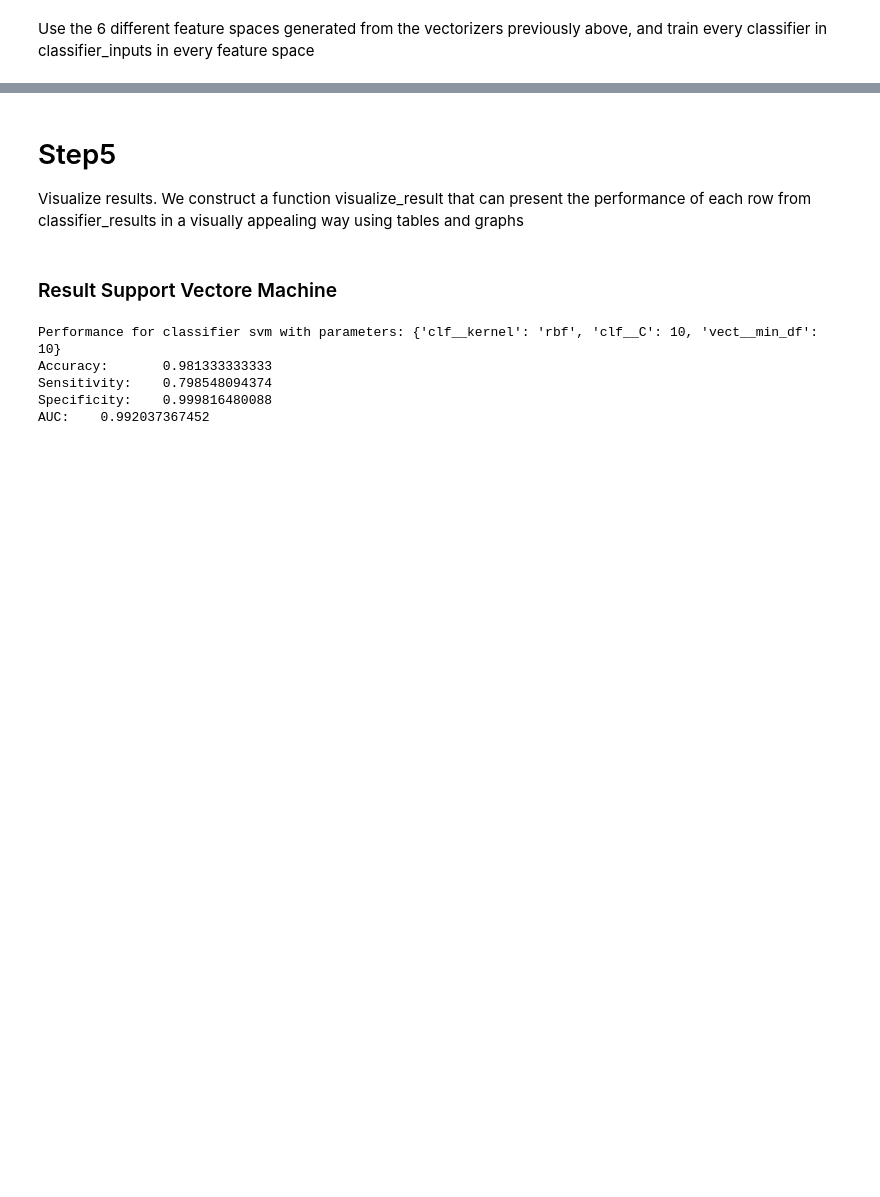
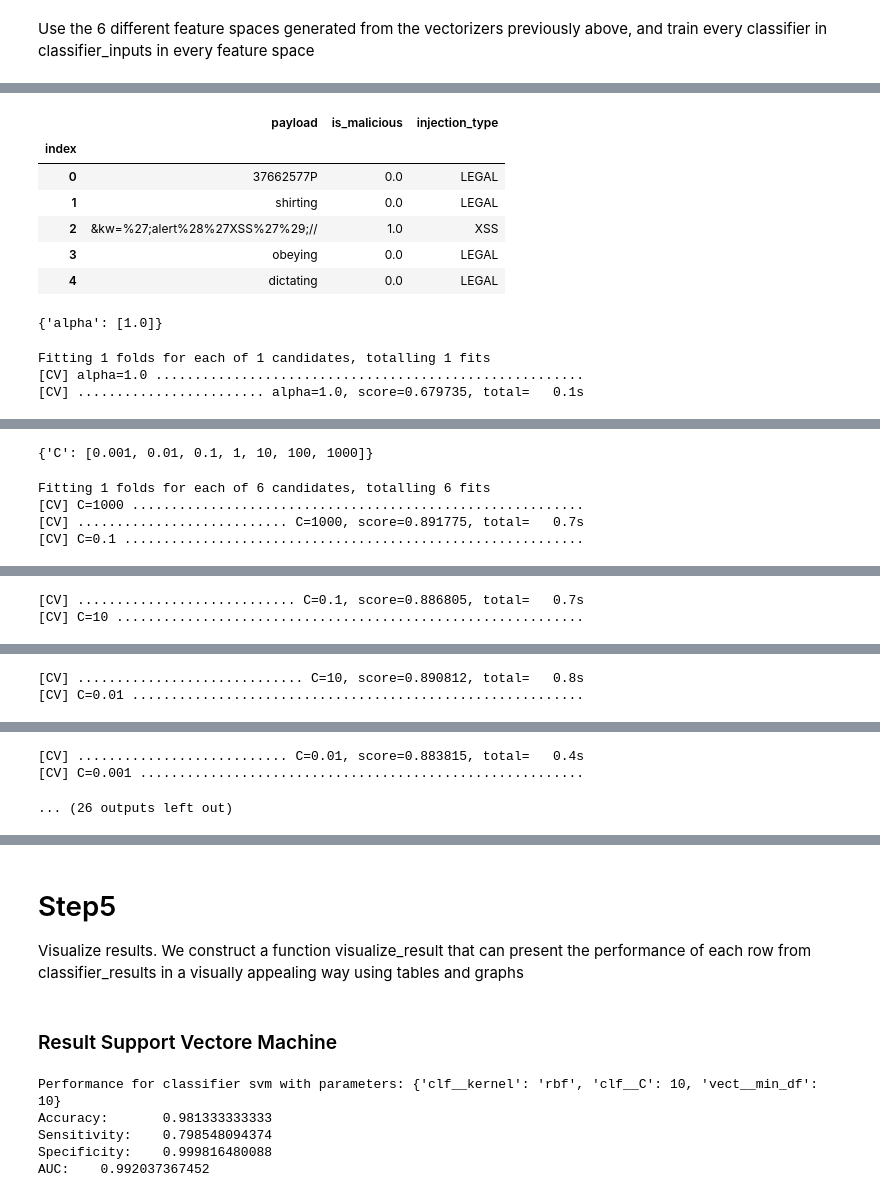
Before and after one commit to grananqvist/Machine-Learning-Web-Application-Firewall-and-Dataset, a Jupyter notebook: Data_analysis.ipynb, the cells around one changed output, grey strips where cells are left out. Drawn from its saved outputs; the diff is of its cells as text; code cells hidden in the pictures; blank space fills up the shorter version.

Commit message:
Created classifiers for the custom features

```diff
--- a/Data_analysis.ipynb
+++ b/Data_analysis.ipynb
@@ -757,0 +800,27 @@ Fitting 1 folds for each of 2 candidates, totalling 2 fits
+# %%
+classifier_inputs_custom = {}
+
+classifier_inputs_custom.update(create_classifier_inputs('custom'))
+
+
+Y = payloads['is_malicious']
+display(payloads.head())
+#X = create_features(payloads.copy())
+
+
+for classifier_name, inputs in classifier_inputs_custom.items():
+    display(inputs['dict_params'])
+    result_dict = train_model(inputs['pipeline'],inputs['dict_params'],X,Y)
+    classifier_results.loc[classifier_name] = result_dict
+# %% [output]
+|  | payload | is_malicious | injection_type |
+| index |  |  |  |
+| 0 | 37662577P | 0.0 | LEGAL |
+| 1 | shirting | 0.0 | LEGAL |
+| 2 | &kw=%27;alert%28%27XSS%27%29;// | 1.0 | XSS |
+| 3 | obeying | 0.0 | LEGAL |
+| 4 | dictating | 0.0 | LEGAL |
+{'alpha': [1.0]}
+Fitting 1 folds for each of 1 candidates, totalling 1 fits
+[CV] alpha=1.0 .......................................................
+[CV] ........................ alpha=1.0, score=0.679735, total=   0.1s
@@ -757,0 +829,5 @@ Fitting 1 folds for each of 2 candidates, totalling 2 fits
+{'C': [0.001, 0.01, 0.1, 1, 10, 100, 1000]}
+Fitting 1 folds for each of 6 candidates, totalling 6 fits
+[CV] C=1000 ..........................................................
+[CV] ........................... C=1000, score=0.891775, total=   0.7s
+[CV] C=0.1 ...........................................................
@@ -757,0 +835,2 @@ Fitting 1 folds for each of 2 candidates, totalling 2 fits
+[CV] ............................ C=0.1, score=0.886805, total=   0.7s
+[CV] C=10 ............................................................
@@ -757,0 +838,2 @@ Fitting 1 folds for each of 2 candidates, totalling 2 fits
+[CV] ............................. C=10, score=0.890812, total=   0.8s
+[CV] C=0.01 ..........................................................
@@ -757,0 +841,3 @@ Fitting 1 folds for each of 2 candidates, totalling 2 fits
+[CV] ........................... C=0.01, score=0.883815, total=   0.4s
+[CV] C=0.001 .........................................................
+... (26 outputs left out)
```
Also changed, not shown: parts of 20 cells of this notebook.
